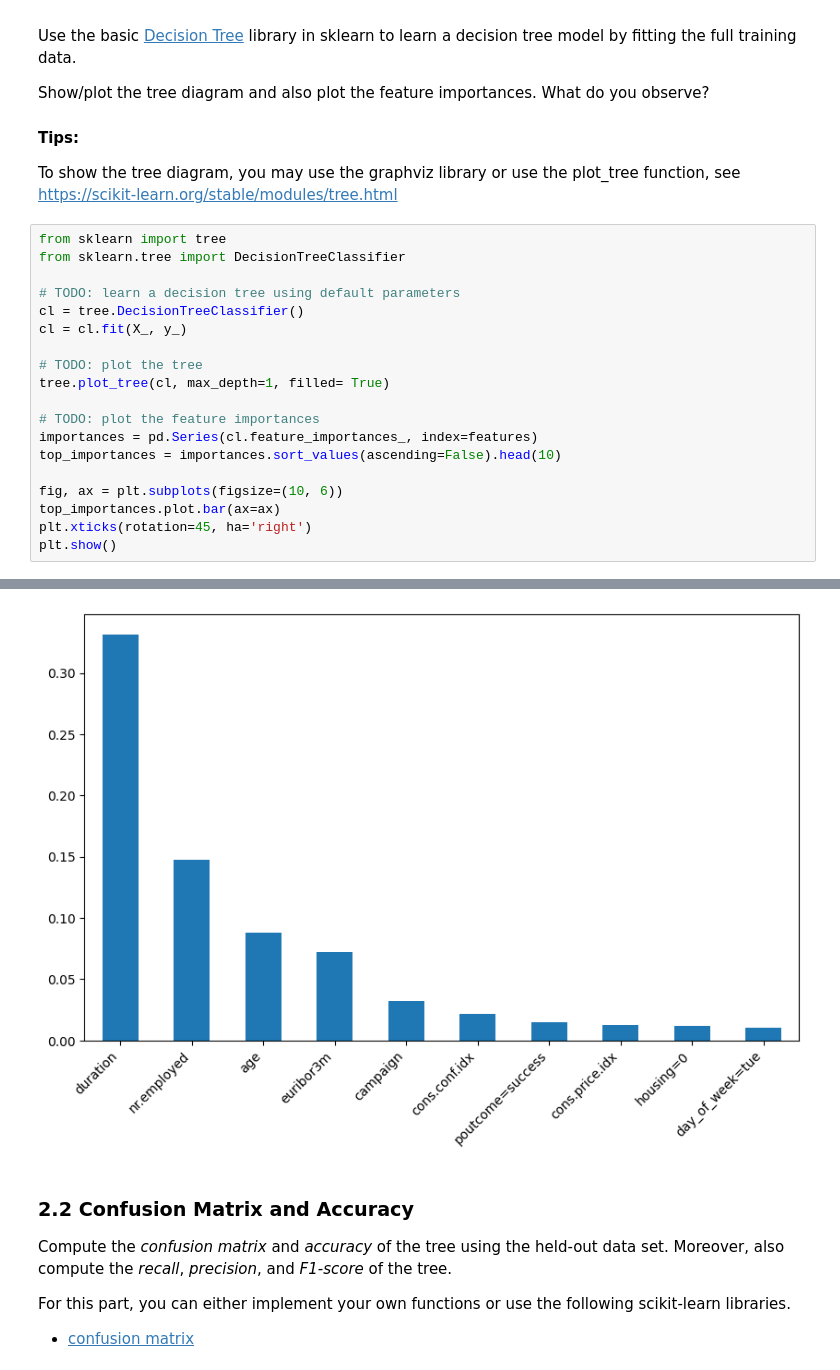
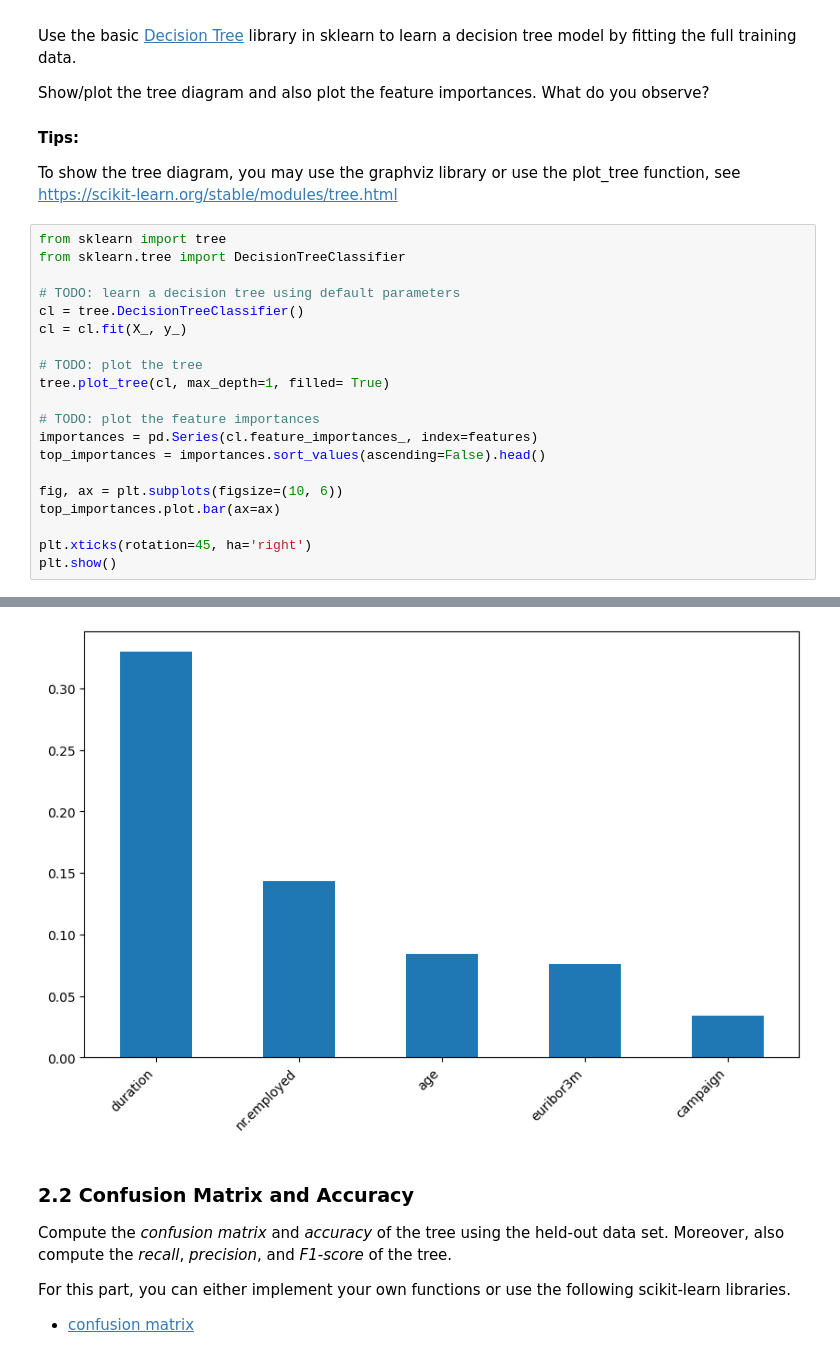
Before and after one commit to Zi-lon/Applications-of-machine-learning, a Jupyter notebook: Assignment 1/Assignment 1.ipynb, the cells around one changed output, grey strips where cells are left out. Cells and saved outputs as stored; diff of their text form.

```diff
--- a/Assignment 1/Assignment 1.ipynb
+++ b/Assignment 1/Assignment 1.ipynb
@@ -248,25 +209,26 @@ To show the tree diagram, you may use the graphviz library or use the plot_tree
 # %%
 from sklearn import tree
 from sklearn.tree import DecisionTreeClassifier
 
 # TODO: learn a decision tree using default parameters
 cl = tree.DecisionTreeClassifier()
 cl = cl.fit(X_, y_)
 
 # TODO: plot the tree
 tree.plot_tree(cl, max_depth=1, filled= True)
 
 # TODO: plot the feature importances
 importances = pd.Series(cl.feature_importances_, index=features)
-top_importances = importances.sort_values(ascending=False).head(10)
+top_importances = importances.sort_values(ascending=False).head()
 
 fig, ax = plt.subplots(figsize=(10, 6))
 top_importances.plot.bar(ax=ax)
+
 plt.xticks(rotation=45, ha='right')
 plt.show()
 # %% [output]
 [figure]
-[figure, old version]
+[figure, new version]
 # %% [markdown]
 ### 2.2 Confusion Matrix and Accuracy
 
```
Also changed, not shown: parts of 16 cells of this notebook.
